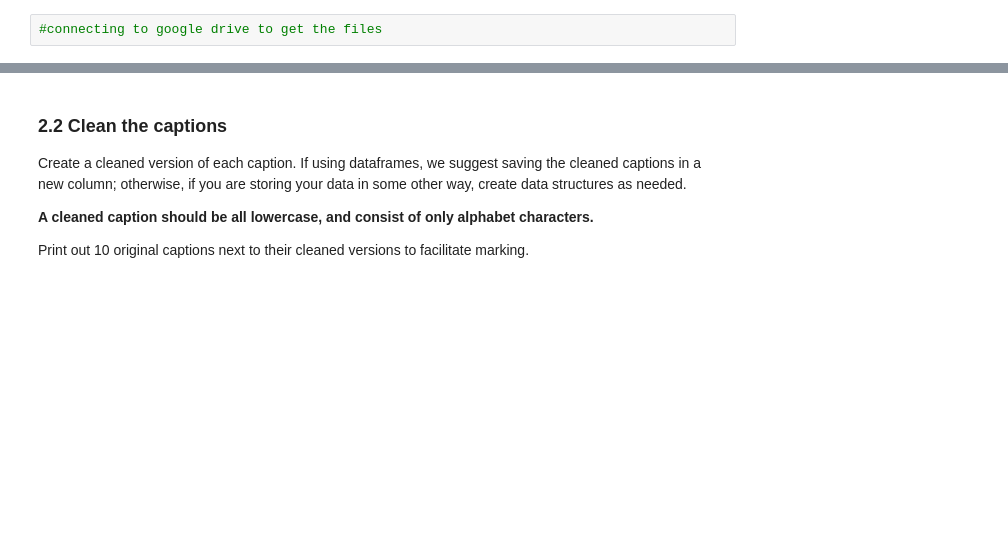
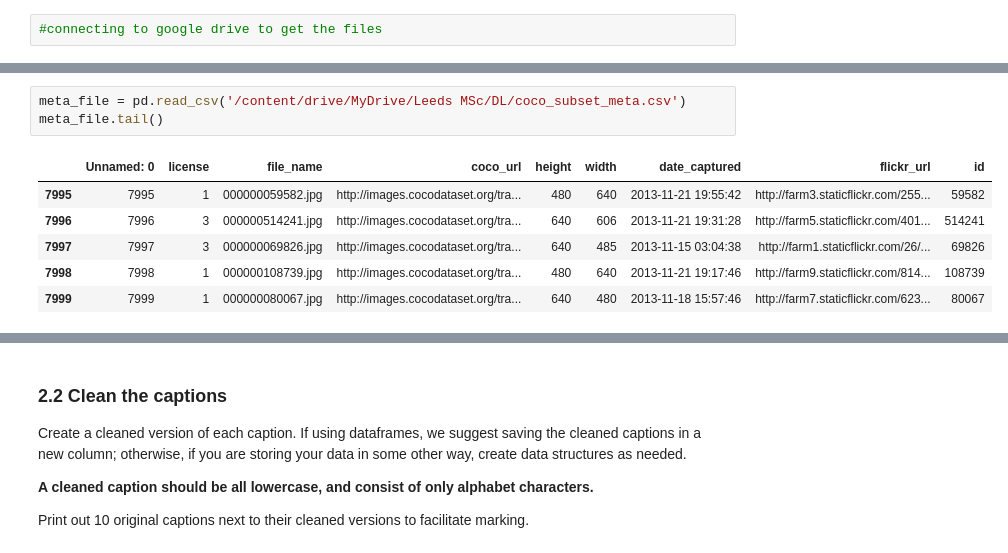
Before and after one commit to shreyshrey/ML, a Jupyter notebook: OCOMP5203M_A1.ipynb, the cells around one changed output, grey strips where cells are left out. Saved outputs shown, nothing was run; the diff lists cells and outputs as text; blank space fills up the shorter version.

```diff
--- a/OCOMP5203M_A1.ipynb
+++ b/OCOMP5203M_A1.ipynb
@@ -169,2 +170,12 @@ drive.mount('/content/drive/')
 # %% [output]
 Mounted at /content/drive/
+# %%
+meta_file = pd.read_csv('/content/drive/MyDrive/Leeds MSc/DL/coco_subset_meta.csv')
+meta_file.tail()
+# %% [output]
+|  | Unnamed: 0 | license | file_name | coco_url | height | width | date_captured | flickr_url | id |
+| 7995 | 7995 | 1 | 000000059582.jpg | http://images.cocodataset.org/tra... | 480 | 640 | 2013-11-21 19:55:42 | http://farm3.staticflickr.com/255... | 59582 |
+| 7996 | 7996 | 3 | 000000514241.jpg | http://images.cocodataset.org/tra... | 640 | 606 | 2013-11-21 19:31:28 | http://farm5.staticflickr.com/401... | 514241 |
+| 7997 | 7997 | 3 | 000000069826.jpg | http://images.cocodataset.org/tra... | 640 | 485 | 2013-11-15 03:04:38 | http://farm1.staticflickr.com/26/... | 69826 |
+| 7998 | 7998 | 1 | 000000108739.jpg | http://images.cocodataset.org/tra... | 480 | 640 | 2013-11-21 19:17:46 | http://farm9.staticflickr.com/814... | 108739 |
+| 7999 | 7999 | 1 | 000000080067.jpg | http://images.cocodataset.org/tra... | 640 | 480 | 2013-11-18 15:57:46 | http://farm7.staticflickr.com/623... | 80067 |
```
Also changed, not shown: parts of 6 cells of this notebook.
